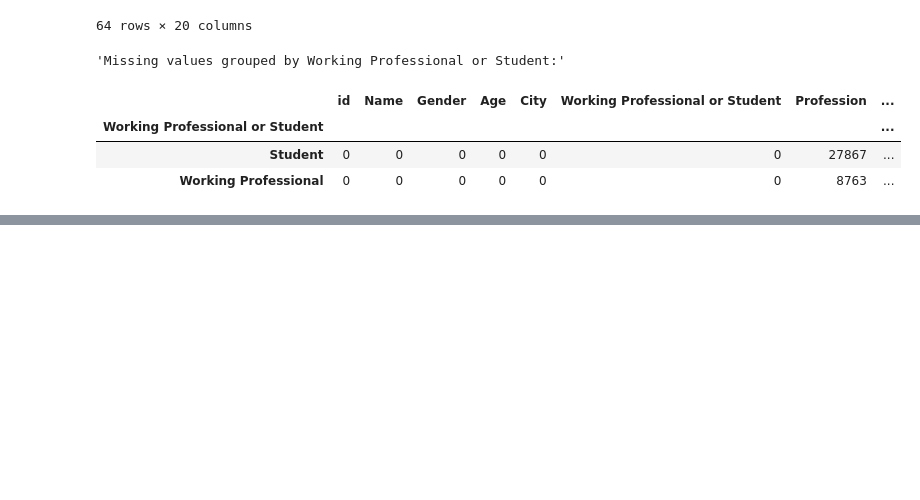
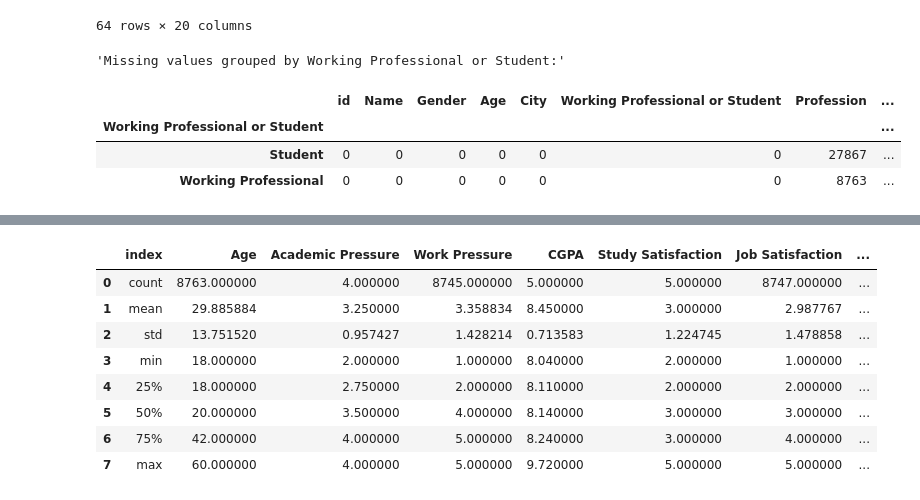
Before and after one commit to jeffc1994/DataScience, a Jupyter notebook: Mental Health Data/Mental Health Prediction.ipynb, the cells around one changed output, grey strips where cells are left out. Drawn from its saved outputs; the diff is of its cells as text; code cells hidden in the pictures; blank space fills up the shorter version.

```diff
--- a/Mental Health Data/Mental Health Prediction.ipynb
+++ b/Mental Health Data/Mental Health Prediction.ipynb
@@ -360,0 +372,2 @@ for col in ['Profession','Working Professional or Student']:
+# %%
+df_h = df[(df['Working Professional or Student'] == 'Working Professional' ) & (df['Profession'].isnull())]
@@ -360,0 +455,12 @@ for col in ['Profession','Working Professional or Student']:
+# %%
+df_h[num_cols].describe().reset_index().style.background_gradient()
+# %% [output]
+|  | index | Age | Academic Pressure | Work Pressure | CGPA | Study Satisfaction | Job Satisfaction | ... |
+| 0 | count | 8763.000000 | 4.000000 | 8745.000000 | 5.000000 | 5.000000 | 8747.000000 | ... |
+| 1 | mean | 29.885884 | 3.250000 | 3.358834 | 8.450000 | 3.000000 | 2.987767 | ... |
+| 2 | std | 13.751520 | 0.957427 | 1.428214 | 0.713583 | 1.224745 | 1.478858 | ... |
+| 3 | min | 18.000000 | 2.000000 | 1.000000 | 8.040000 | 2.000000 | 1.000000 | ... |
+| 4 | 25% | 18.000000 | 2.750000 | 2.000000 | 8.110000 | 2.000000 | 2.000000 | ... |
+| 5 | 50% | 20.000000 | 3.500000 | 4.000000 | 8.140000 | 3.000000 | 3.000000 | ... |
+| 6 | 75% | 42.000000 | 4.000000 | 5.000000 | 8.240000 | 3.000000 | 4.000000 | ... |
+| 7 | max | 60.000000 | 4.000000 | 5.000000 | 9.720000 | 5.000000 | 5.000000 | ... |
```
Also changed, not shown: parts of 13 cells of this notebook.
